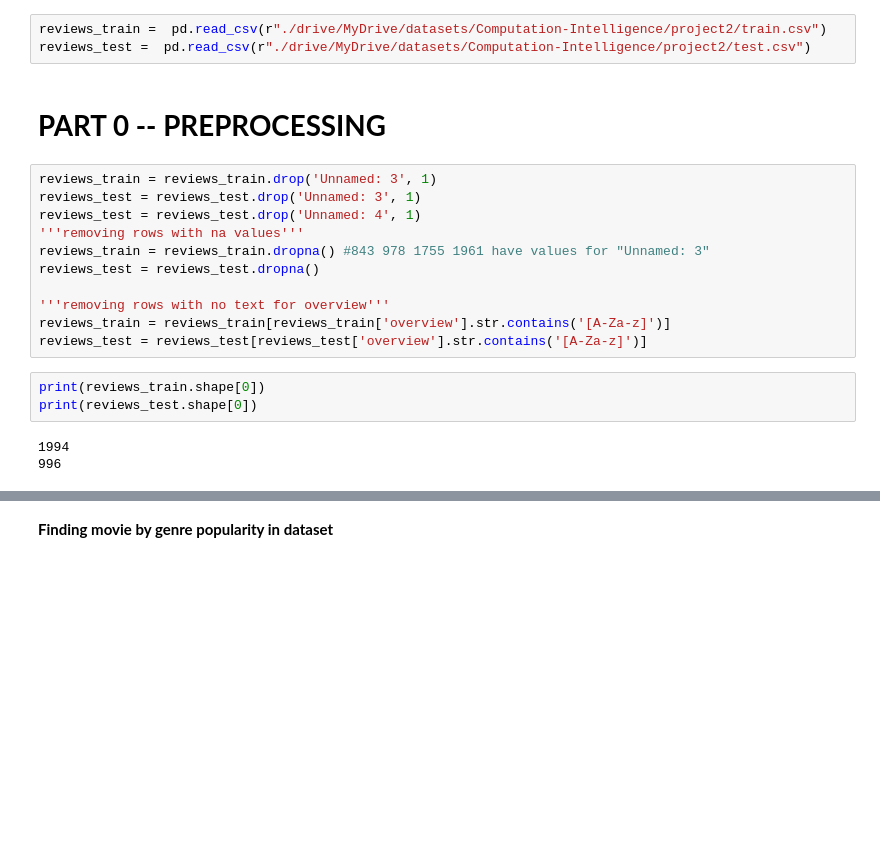
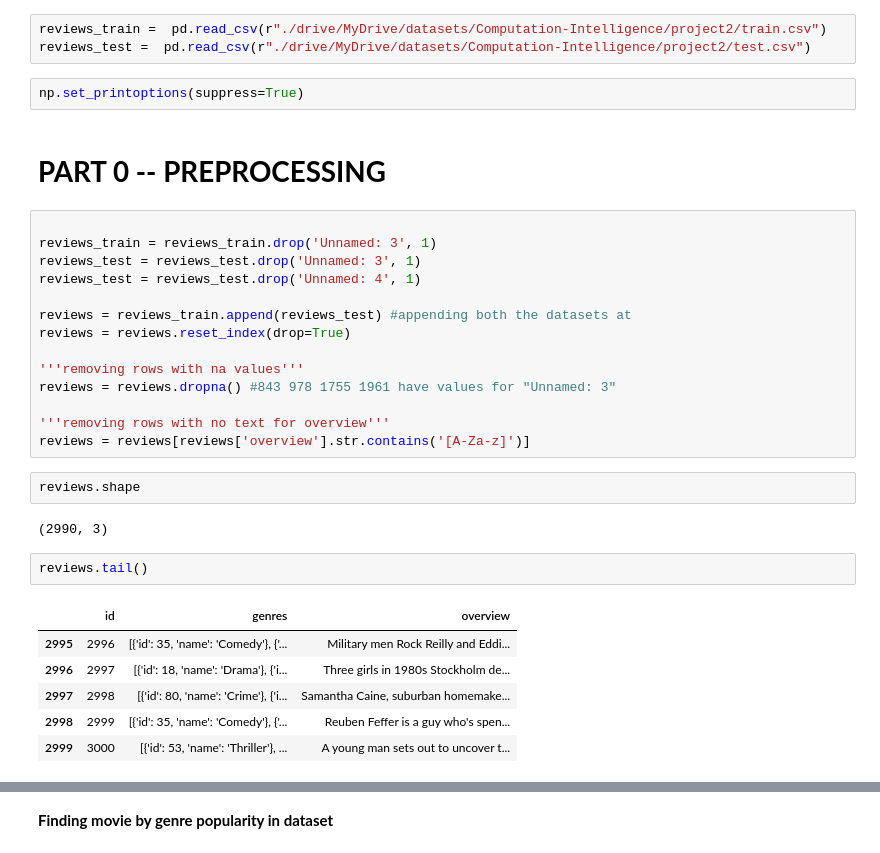
Before and after one commit to arya-araban/Computation-Intelligence-Projects, a Jupyter notebook: project2/Computation_Intelligence_project2_961762832.ipynb, the cells around one changed output, grey strips where cells are left out. Cells and saved outputs as stored; diff of their text form; blank space fills up the shorter version.

```diff
--- a/project2/Computation_Intelligence_project2_961762832.ipynb
+++ b/project2/Computation_Intelligence_project2_961762832.ipynb
@@ -29,22 +34,34 @@ from keras.layers import Activation, Dense
 # %%
 reviews_train =  pd.read_csv(r"./drive/MyDrive/datasets/Computation-Intelligence/project2/train.csv")
 reviews_test =  pd.read_csv(r"./drive/MyDrive/datasets/Computation-Intelligence/project2/test.csv")
+# %%
+np.set_printoptions(suppress=True)
 # %% [markdown]
 # **PART 0 -- PREPROCESSING**
 # %%
+
 reviews_train = reviews_train.drop('Unnamed: 3', 1)
 reviews_test = reviews_test.drop('Unnamed: 3', 1)
 reviews_test = reviews_test.drop('Unnamed: 4', 1)
+
+reviews = reviews_train.append(reviews_test) #appending both the datasets at
+reviews = reviews.reset_index(drop=True)
+
 '''removing rows with na values'''
-reviews_train = reviews_train.dropna() #843 978 1755 1961 have values for "Unnamed: 3"
-reviews_test = reviews_test.dropna()
+reviews = reviews.dropna() #843 978 1755 1961 have values for "Unnamed: 3"
 
 '''removing rows with no text for overview'''
-reviews_train = reviews_train[reviews_train['overview'].str.contains('[A-Za-z]')]
-reviews_test = reviews_test[reviews_test['overview'].str.contains('[A-Za-z]')]
+reviews = reviews[reviews['overview'].str.contains('[A-Za-z]')]
-# %%
-print(reviews_train.shape[0])
-print(reviews_test.shape[0])
-# %% [output]
-1994
-996
+# %%
+reviews.shape
+# %% [output]
+(2990, 3)
+# %%
+reviews.tail()
+# %% [output]
+|  | id | genres | overview |
+| 2995 | 2996 | [{'id': 35, 'name': 'Comedy'}, {'... | Military men Rock Reilly and Eddi... |
+| 2996 | 2997 | [{'id': 18, 'name': 'Drama'}, {'i... | Three girls in 1980s Stockholm de... |
+| 2997 | 2998 | [{'id': 80, 'name': 'Crime'}, {'i... | Samantha Caine, suburban homemake... |
+| 2998 | 2999 | [{'id': 35, 'name': 'Comedy'}, {'... | Reuben Feffer is a guy who's spen... |
+| 2999 | 3000 | [{'id': 53, 'name': 'Thriller'}, ... | A young man sets out to uncover t... |
```
Also changed, not shown: parts of 68 cells of this notebook.
